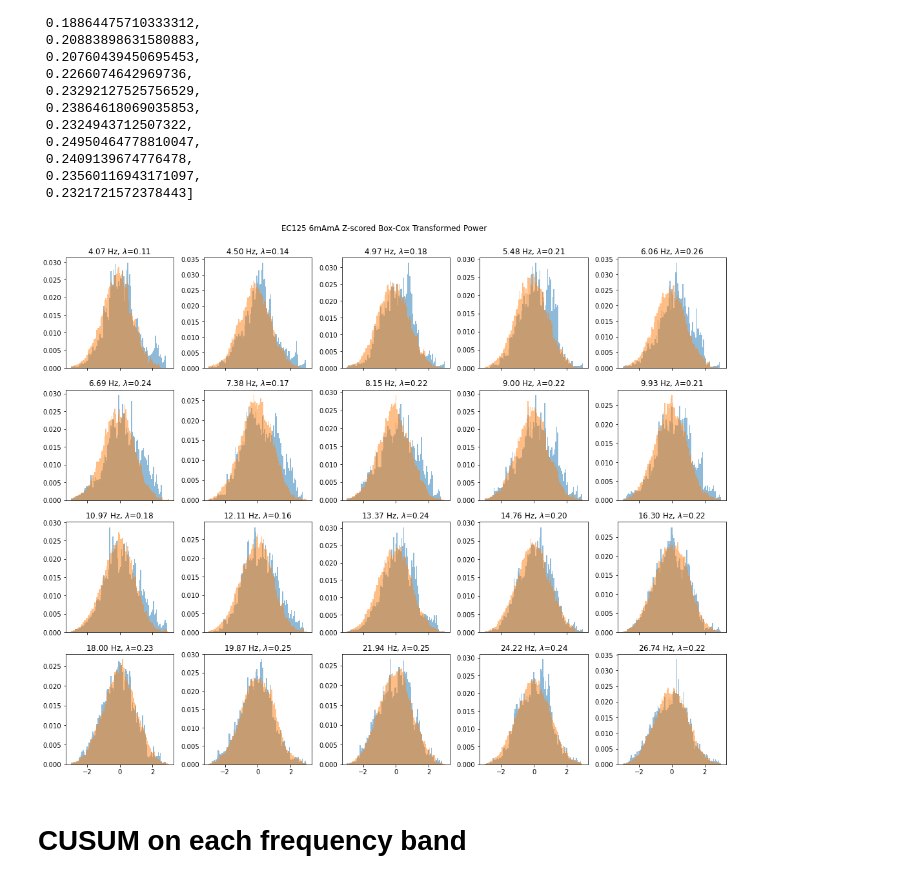
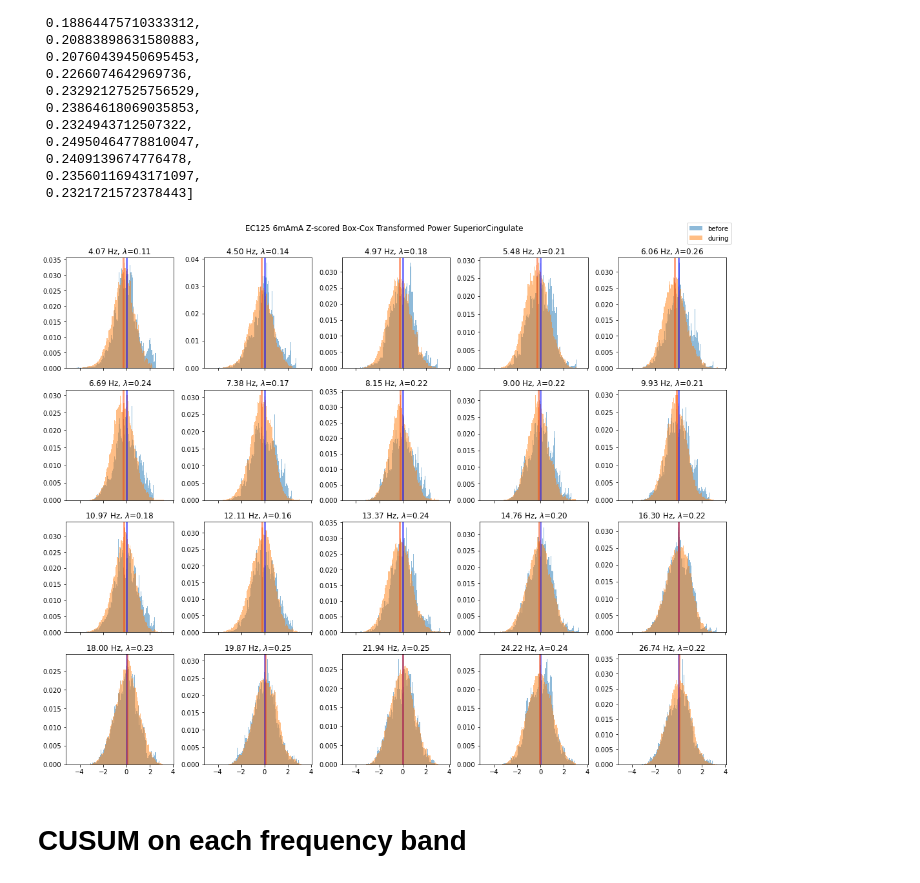
Before and after one commit to jacobyeung/mood_stimulation, a Jupyter notebook: notebooks/cusum_EC_125_6ma.ipynb, the cells around one changed output. Drawn from its saved outputs; the diff is of its cells as text; code cells hidden in the pictures.

```diff
--- a/notebooks/cusum_EC_125_6ma.ipynb
+++ b/notebooks/cusum_EC_125_6ma.ipynb
@@ -103,6 +131,9 @@ with open(f"{DATA_DIR}/{fn}", "rb") as f:
 # %%
 power = data_dict["power_stim"]
 freqs = data_dict["freqs"]
+finalVerifiedChanNames = data_dict["finalVerifiedChanNames"]
+finalVerifiedRegions = data_dict["finalVerifiedRegions"]
+regionNames = data_dict["regionNames"]
 
 print(power.shape)
 cutoff_freq = 28
@@ -129,3 +169,8 @@ print(stim_start / dsFs, stim_end / dsFs)
 # %% [output]
 12972 131088
 25.3359375 256.03125
+# %%
+region = 'SuperiorCingulate'
+region_idx = np.where(np.array(regionNames) == region)[0][0] + 1
+chan_idx = np.where(np.array(finalVerifiedRegions) == region_idx)[0]
+chan_idx, region_idx
@@ -227,38 +318,45 @@ for i in range(len(axes)):
             fig.delaxes(ax)
             continue
 
-        bins = np.linspace(-3.0, 3.0, 100)
+        # bins = np.linspace(-3.0, 3.0, 100)
+        bins = 100
         before_weight = np.ones_like(before_stim[ind]) / len(before_stim[ind])
         during_weight = np.ones_like(during_stim[ind]) / len(during_stim[ind])
         # after_weight = np.ones_like(after_stim[ind]) / len(after_stim[ind])
 
         alpha = 0.5
         weights = [before_weight]
         ax.hist(
             [before_stim[ind]],
             bins=bins,
             weights=weights,
             label=["before"],
             alpha=alpha,
         )
+        ax.axvline(np.mean(before_stim[ind]), color="blue", lw=3, alpha=alpha)
+
         weights = [during_weight]
         ax.hist(
             [during_stim[ind]],
             bins=bins,
             weights=weights,
             label=["during"],
             alpha=alpha,
         )
+        ax.axvline(np.mean(during_stim[ind]), color="orangered", lw=3, alpha=alpha)
         ax.set_title(rf"{freqs[ind]:.2f} Hz, $\lambda$={boxcox_lambda[ind]:.2f}")
 
-title = f"{patient} {current}mA Z-scored Box-Cox Transformed Power"
+handles, labels = axes[0, 0].get_legend_handles_labels()
+remove_dupes = dict(zip(labels, handles))
+fig.legend(remove_dupes.values(), remove_dupes.keys())
+title = f"{patient} {current}mA Z-scored Box-Cox Transformed Power {region}"
 fig.suptitle(title, y=1.0)
 fig.tight_layout()
 title = title.replace(" ", "_")
 if savefig:
     fig.savefig(f"{IMG_DIR}/{title}.png", dpi=300)
 # %% [output]
-[figure, old version]
+[figure, new version]
 # %% [markdown]
 # CUSUM on each frequency band
 # %% [markdown]
```
Also changed, not shown: parts of 18 cells of this notebook.
